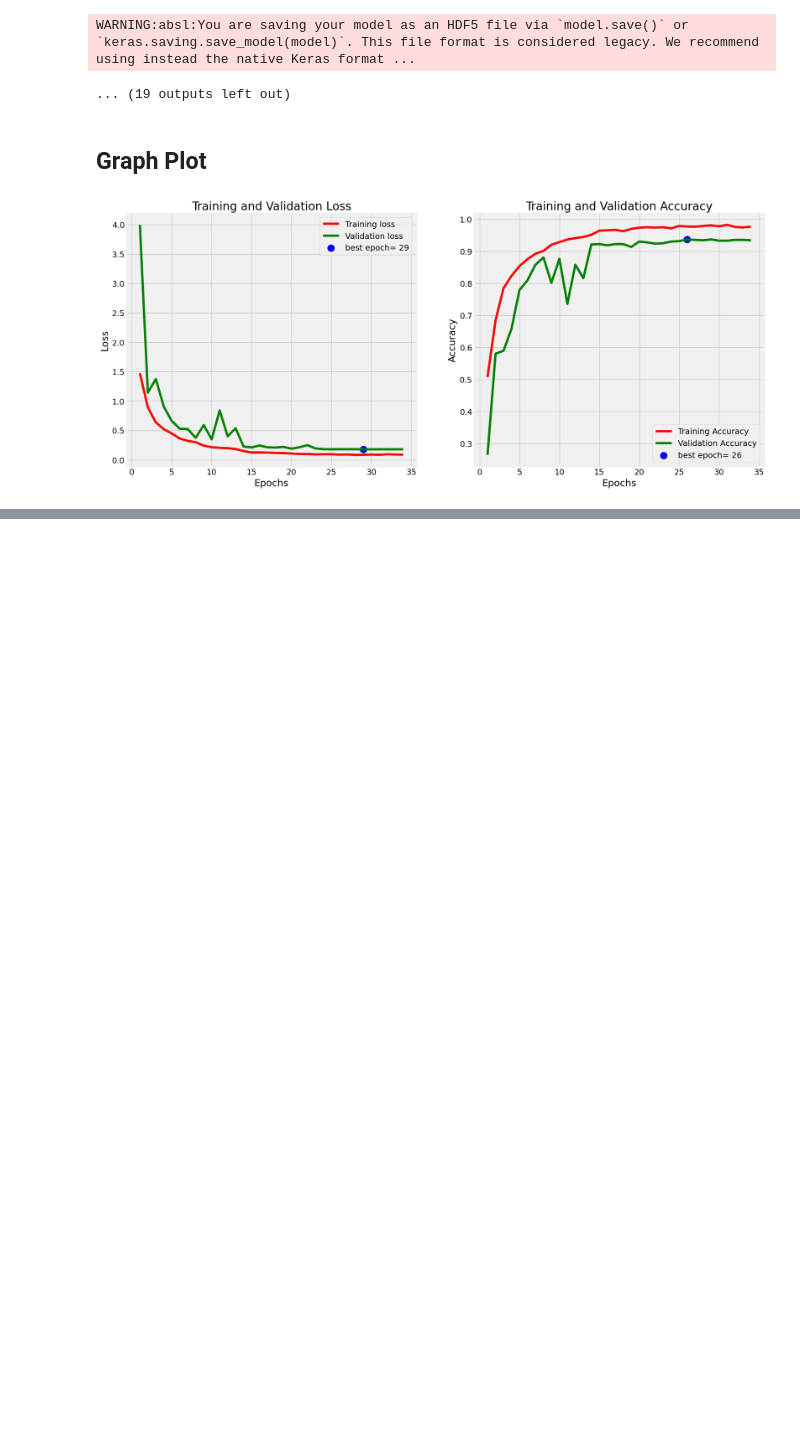
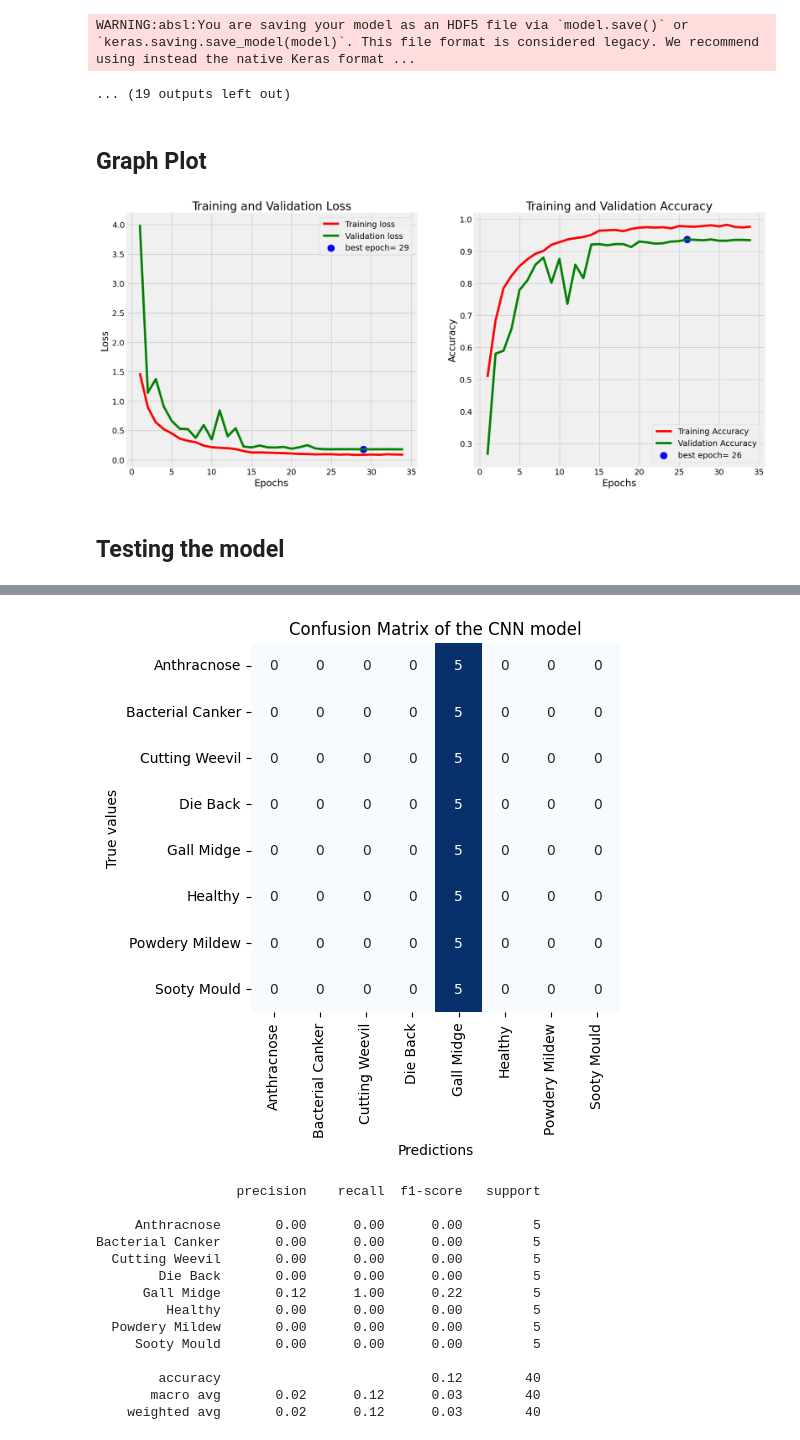
Before and after one commit to NANDINISHARMA30/Mango-Leaf-AI-Diagnosis-, a Jupyter notebook: Diagnosis.ipynb, the cells around one changed output, grey strips where cells are left out. Drawn from its saved outputs; the diff is of its cells as text; code cells hidden in the pictures; blank space fills up the shorter version.

```diff
--- a/Diagnosis.ipynb
+++ b/Diagnosis.ipynb
@@ -294,3 +294,45 @@ plt.tight_layout
 plt.show()
 # %% [output]
 [figure]
+# %% [markdown]
+## Testing the model
+# %%
+plt.style.use('default')
+# Define ImageDataGenerator and normalize
+test_gen = tf.keras.preprocessing.image.ImageDataGenerator(preprocessing_function=return_image, rescale=1./255)
+
+# Reading the images
+test_data_gen = test_gen.flow_from_dataframe(test_data,
+                                              x_col = "paths",
+                                              y_col="labels",
+                                              shuffle=True,
+                                              class_mode='categorical',
+                                              target_size=img_shape,
+                                              batch_size=batch_size,
+                                              color_mode='rgb'
+                                             )
+# Predict
+preds = model.predict(test_data_gen)
+# Select the max argument for each predictions
+y_pred = np.argmax(preds, axis=1)
+
+# Get classes names and mapping
+g_dict = test_data_gen.class_indices
+classes = list(g_dict.keys())
+
+# Confusion matrix
+cm = confusion_matrix(test_data_gen.classes, y_pred)
+
+# Plot confusion matrix
+sns.heatmap(cm, annot=True, fmt="d", cmap="Blues", cbar=False, square=True,
+            xticklabels=classes,
+            yticklabels=classes)
+
+plt.xlabel('Predictions')
+plt.ylabel('True values')
+plt.title('Confusion Matrix of the CNN model')
+plt.show()
+
+# Classification report
+print(classification_report(test_data_gen.classes, y_pred, target_names= classes))
+# %% [output]
@@ -296,0 +341,15 @@ plt.show()
+[figure, added]
+                  precision    recall  f1-score   support
+
+     Anthracnose       0.00      0.00      0.00         5
+Bacterial Canker       0.00      0.00      0.00         5
+  Cutting Weevil       0.00      0.00      0.00         5
+        Die Back       0.00      0.00      0.00         5
+      Gall Midge       0.12      1.00      0.22         5
+         Healthy       0.00      0.00      0.00         5
+  Powdery Mildew       0.00      0.00      0.00         5
+     Sooty Mould       0.00      0.00      0.00         5
+
+        accuracy                           0.12        40
+       macro avg       0.02      0.12      0.03        40
+    weighted avg       0.02      0.12      0.03        40
```
Also changed, not shown: parts of 6 cells of this notebook.
